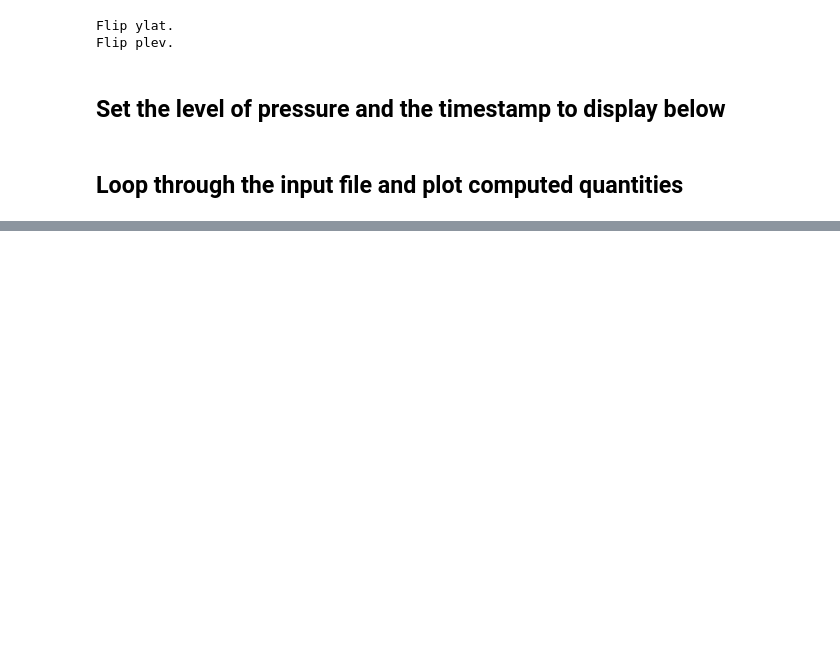
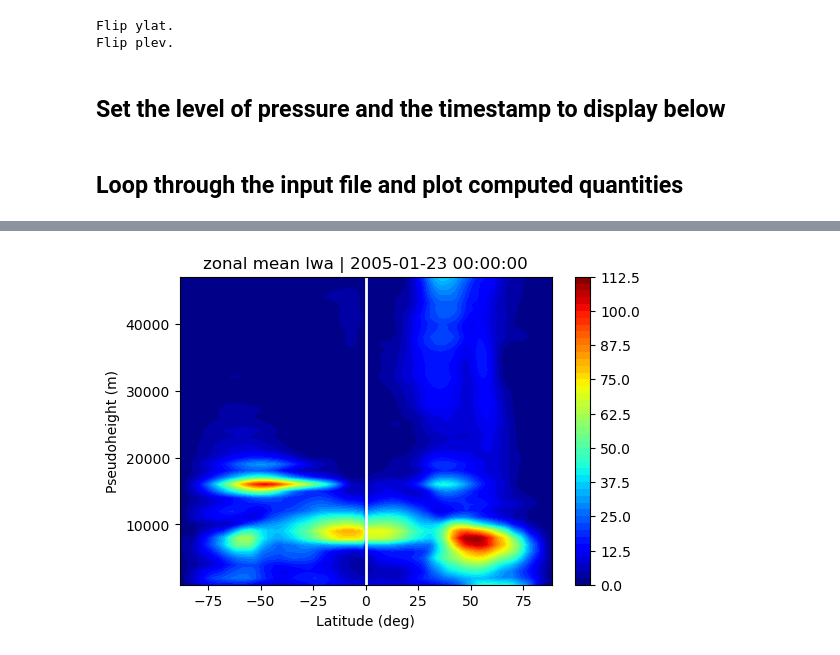
Before and after one commit to csyhuang/hn2016_falwa, a Jupyter notebook: notebooks/nh2018_science/demo_script_for_nh2018.ipynb, the cells around one changed output, grey strips where cells are left out. Drawn from its saved outputs; the diff is of its cells as text; code cells hidden in the pictures; blank space fills up the shorter version.

```diff
--- a/notebooks/nh2018_science/demo_script_for_nh2018.ipynb
+++ b/notebooks/nh2018_science/demo_script_for_nh2018.ipynb
@@ -110 +123,13 @@ tstep_selected = 0
+# %%
+#zonal mean LWA
+plt.figure(figsize=(6,4))
+plt.contourf(ylat[1:-1], height[1:-1], qgfield_object.lwa.mean(axis=-1)[1:-1, 1:-1], 50, cmap='jet')
+plt.axvline(x=0, c='w', lw=2)
+plt.xlabel('Latitude (deg)')
+plt.ylabel('Pseudoheight (m)')
+plt.colorbar()
+plt.title('zonal mean lwa | ' + str(tstamp[tstep]))
+plt.show()
+# %% [output]
+[figure, added]
 # %%
```
Also changed, not shown: parts of 2 cells of this notebook, 12 other files.
